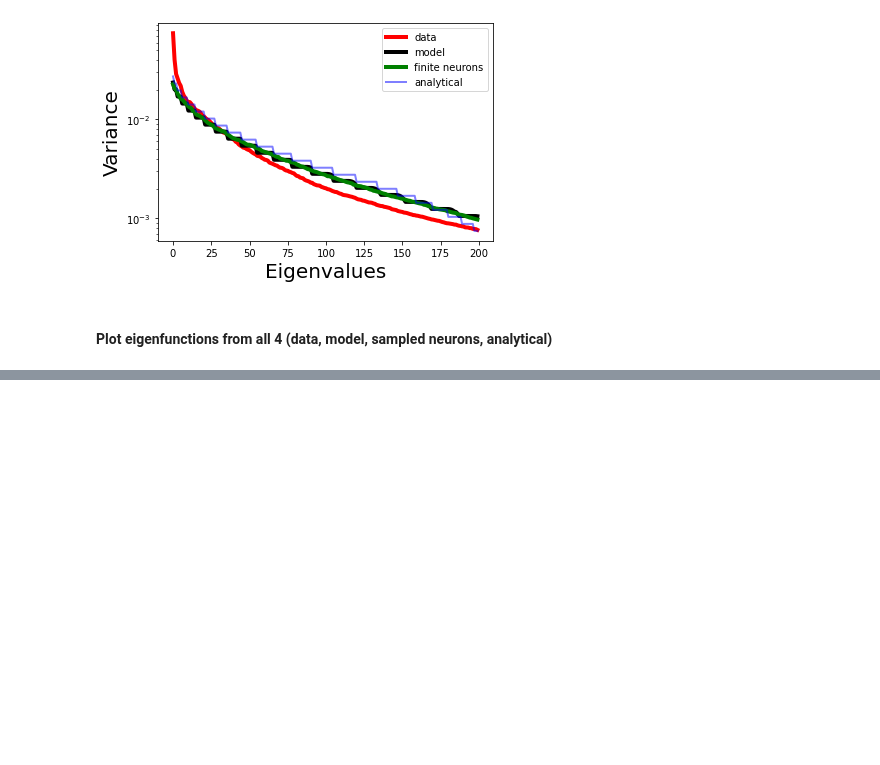
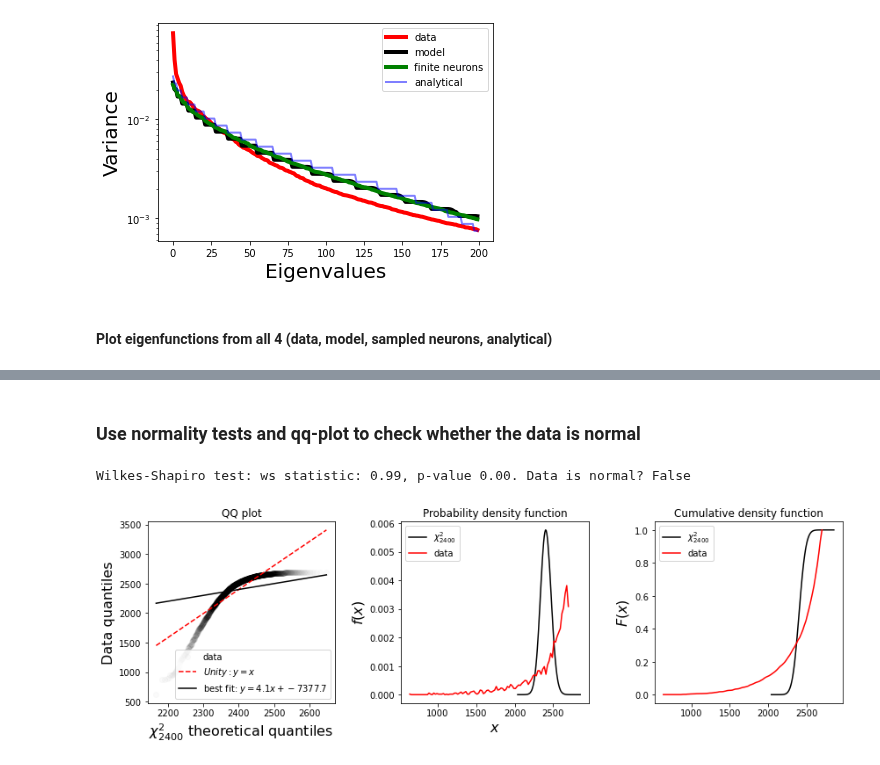
Before and after one commit to BruntonUWBio/structured-random-features, a Jupyter notebook: new_version/Marius_V1_DHT_cov_model.ipynb, the cells around one changed output, grey strips where cells are left out. Cells and saved outputs as stored; diff of their text form; code cells hidden in the pictures; blank space fills up the shorter version.

Commit message:
Updated scripts to tests multivariate normality

```diff
--- a/new_version/Marius_V1_DHT_cov_model.ipynb
+++ b/new_version/Marius_V1_DHT_cov_model.ipynb
@@ -251,0 +251,2 @@ plt.subplots_adjust(top=0.9)
+# %% [markdown]
+### Use normality tests and qq-plot to check whether the data is normal
@@ -251,0 +287,40 @@ plt.subplots_adjust(top=0.9)
+# %%
+# perform the WS test
+ws, pval = stats.shapiro(rf)
+normal = True if pval > 0.05 else False
+print('Wilkes-Shapiro test: ws statistic: {:.2f}, p-value {:.2f}. Data is normal? {}'.format(ws, pval, normal))
+
+fig = plt.figure(figsize=(12, 4))
+# plot the qq-plot
+ax = fig.add_subplot(131)
+plt.title('QQ plot')
+plt.plot(theoretical_q, empirical_q, 'ko', alpha=0.02, label='data')
+plt.plot(t, y, 'r--', label=r'$Unity: y=x$')
+plt.plot(t, t, 'k-', label=r'best fit: $y={:.1f}x + {:.1f}$'.format(slope, intercept))
+plt.legend()
+plt.xlabel(r'$\chi^2_{%d}$ theoretical quantiles' % (dim[0] * dim[1]), fontsize=16)
+plt.ylabel('Data quantiles', fontsize=16)
+
+# plot pdf
+ax = fig.add_subplot(132)
+plt.title('Probability density function')
+plt.plot(bins_chi[1:], pdf_chi, 'k-', label=r'$\chi^2_{%d}$' % (dim[0] * dim[1]))
+plt.plot(bins_data[1:], pdf_data, 'r-', label='data')
+plt.xlabel(r'$x$', fontsize=16)
+plt.ylabel(r'$f(x)$', fontsize=16)
+plt.legend()
+
+# plot cdf
+ax = fig.add_subplot(133)
+plt.title('Cumulative density function')
+plt.plot(bins_chi[1:], cdf_chi, 'k-', label=r'$\chi^2_{%d}$' % (dim[0] * dim[1]))
+plt.plot(bins_data[1:], cdf_data, 'r-', label='data')
+plt.ylabel(r'$x$', fontsize=16)
+plt.ylabel(r'$F(x)$', fontsize=16)
+plt.legend()
+
+plt.tight_layout()
+plt.savefig('results/V1_data/normality_tests/qq_plot_Marius_DHT.pdf')
+# %% [output]
+Wilkes-Shapiro test: ws statistic: 0.99, p-value 0.00. Data is normal? False
+[figure, added]
```
Also changed, not shown: parts of 7 cells of this notebook, 3 other files.
